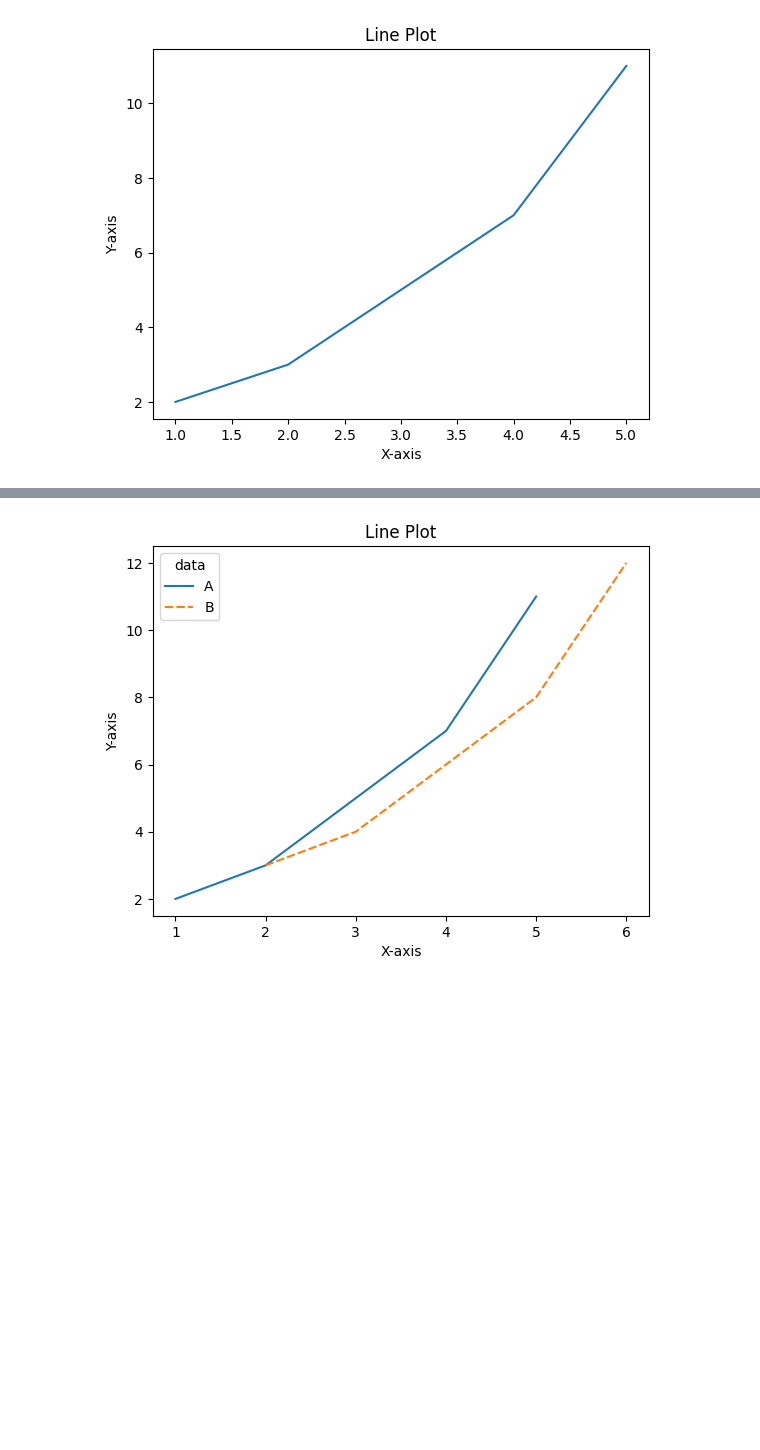
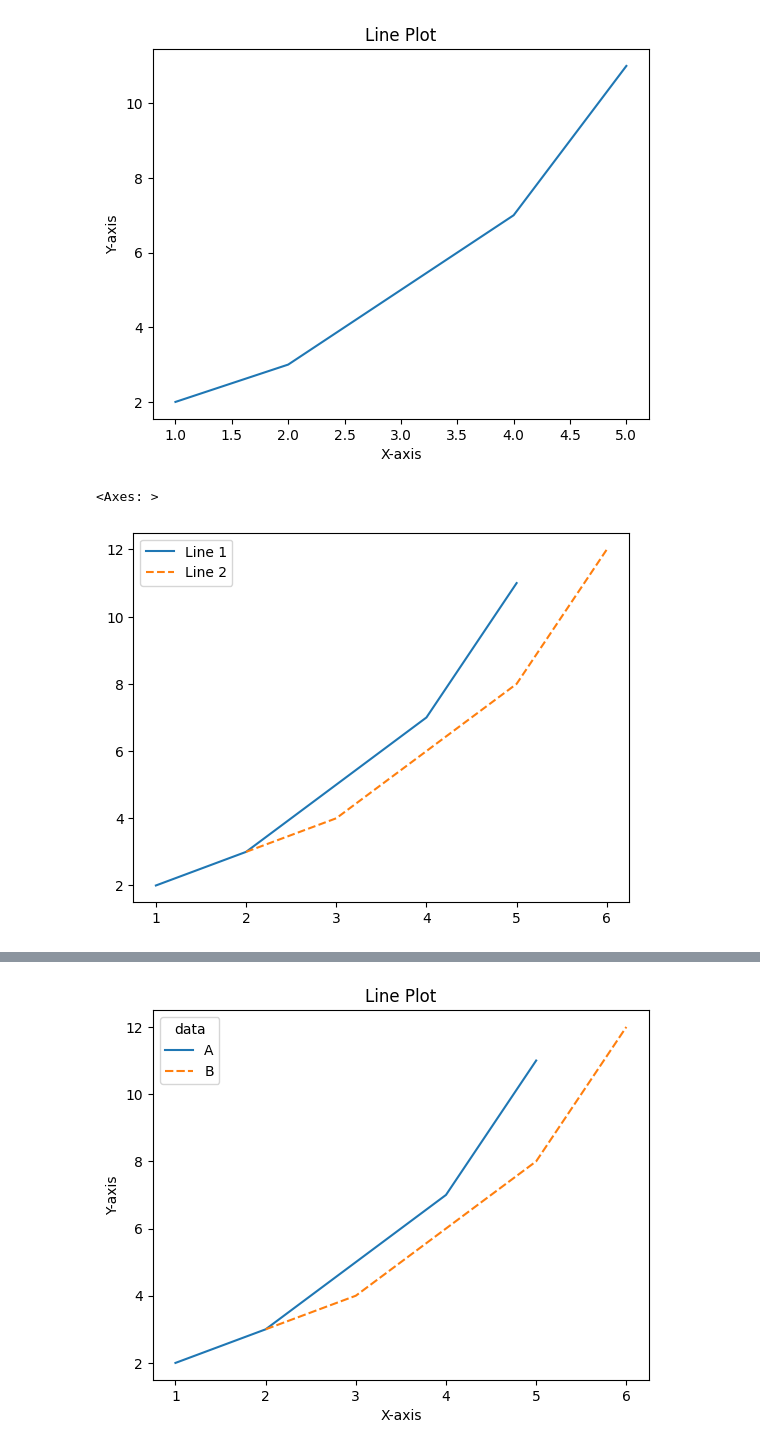
Before and after one commit to School-Related/Third-Year, a Jupyter notebook: Second Semester/Data Science for Cybersecurity/Programs/Assignment_4/assignment_4.ipynb, the cells around one changed output, grey strips where cells are left out. Drawn from its saved outputs; the diff is of its cells as text; code cells hidden in the pictures; blank space fills up the shorter version.

```diff
--- a/Second Semester/Data Science for Cybersecurity/Programs/Assignment_4/assignment_4.ipynb
+++ b/Second Semester/Data Science for Cybersecurity/Programs/Assignment_4/assignment_4.ipynb
@@ -53,3 +69,18 @@ plt.title("Line Plot")
 plt.show()
 # %% [output]
 [figure]
+# %%
+import seaborn as sns
+import matplotlib.pyplot as plt
+
+x = [1, 2, 3, 4, 5]
+y = [2, 3, 5, 7, 11]
+y2 = [i + 1 for i in y]
+x2 = [i + 1 for i in x]
+
+sns.lineplot(x=x, y=y, label="Line 1")
+# dashed line
+sns.lineplot(x=x2, y=y2, label="Line 2", linestyle="--")
+# %% [output]
+<Axes: >
+[figure, added]
```
Also changed, not shown: parts of 5 cells of this notebook, 8 other files.
